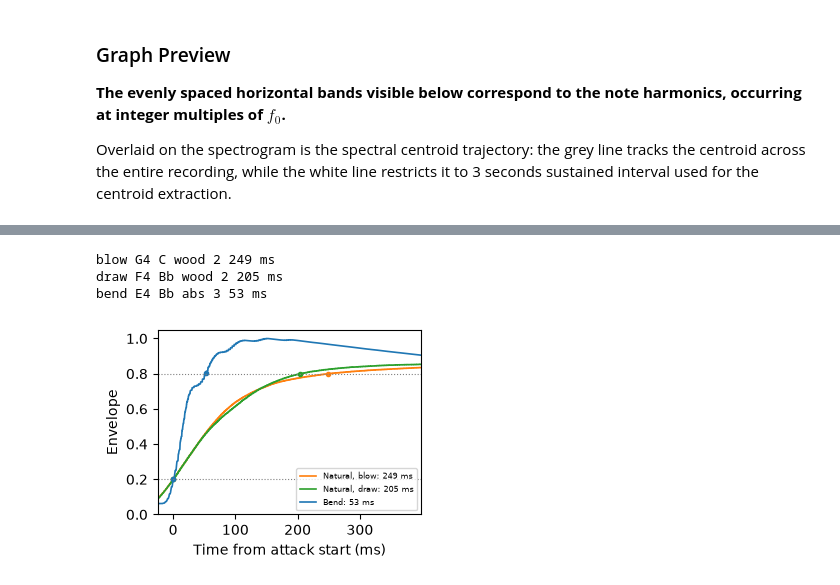
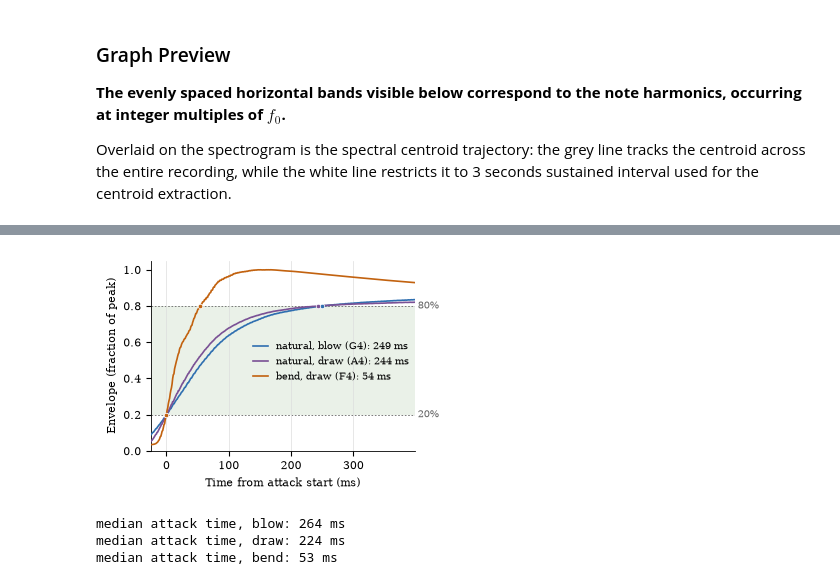
Before and after one commit to cabralgabriel/harmonica-timbre-analysis, a Jupyter notebook: notebooks/audio_processing.ipynb, the cells around one changed output, grey strips where cells are left out. Drawn from its saved outputs; the diff is of its cells as text; code cells hidden in the pictures.

```diff
--- a/notebooks/audio_processing.ipynb
+++ b/notebooks/audio_processing.ipynb
@@ -474,15 +486,0 @@ plotSpectrum(audio_nat, stft, mean_centroids, median_centroids)
-# %%
-harp = 'C'
-note = 'A4'
-material = 'wood'
-method = 'bend'
-repetition = '5'
-
-audio_bend = getProcessedAudios(harp, note, material, method, repetition)
-stft = calcSTFT(audio_bend)
-
-mean_centroids, mean_centroid = calcMeanCentroid(stft)
-median_centroids, median_centroid = calcMedianCentroid(stft)
-logattacktime, attack_time = calcLogAttackTime(audio_bend)
-
-plotSpectrum(audio_bend, stft, mean_centroids, median_centroids)
@@ -491,21 +487,19 @@ plotSpectrum(audio_bend, stft, mean_centroids, median_centroids)
 # %%
-def getRepresentative(notes, method):
-    # recording whose attack time is closest to the median of the condition
+audio_blow = getProcessedAudios('C', 'G4', 'wood', 'natural', '2')
+audio_draw = getProcessedAudios('Bb', 'A4', 'wood', 'natural', '3')
+audio_bend = getProcessedAudios('C', 'F4', 'wood', 'bend', '5')
+
+plotAttack([('natural, blow (G4)', audio_blow, COLOR['blow']),
+            ('natural, draw (A4)', audio_draw, COLOR['draw']),
+            ('bend, draw (F4)', audio_bend, COLOR['bend'])])
+
+for label, notes, method in (('blow', ['E4', 'G4'], 'natural'),
+                             ('draw', ['F4', 'A4'], 'natural'),
+                             ('bend', ['E4', 'F4', 'G4', 'A4'], 'bend')):
     s = df[df.note.isin(notes) & (df.method == method)]
-    r = s.loc[(s.atk_time - s.atk_time.median()).abs().idxmin()]
-    audio = getProcessedAudios(r.harp, r.note, r.material, r.method, str(int(r.rep)))
-    return audio, r
-
-audio_blow, r_blow = getRepresentative(['E4', 'G4'], 'natural')
-audio_draw, r_draw = getRepresentative(['F4', 'A4'], 'natural')
-audio_bend, r_bend = getRepresentative(['E4', 'G4', 'F4', 'A4'], 'bend')
-
-for name, r in [('blow', r_blow), ('draw', r_draw), ('bend', r_bend)]:
-    print(name, r.note, r.harp, r.material, int(r.rep), round(r.atk_time), 'ms')
-
-plotAttack(audio_blow, audio_draw, audio_bend)
+    print(f'median attack time, {label}: {s.atk_time.median():.0f} ms')
 # %% [output]
+[figure, new version]
-blow G4 C wood 2 249 ms
-draw F4 Bb wood 2 205 ms
-bend E4 Bb abs 3 53 ms
+median attack time, blow: 264 ms
+median attack time, draw: 224 ms
+median attack time, bend: 53 ms
-[figure, old version]
```
Also changed, not shown: parts of 8 cells of this notebook, 1 other file.
